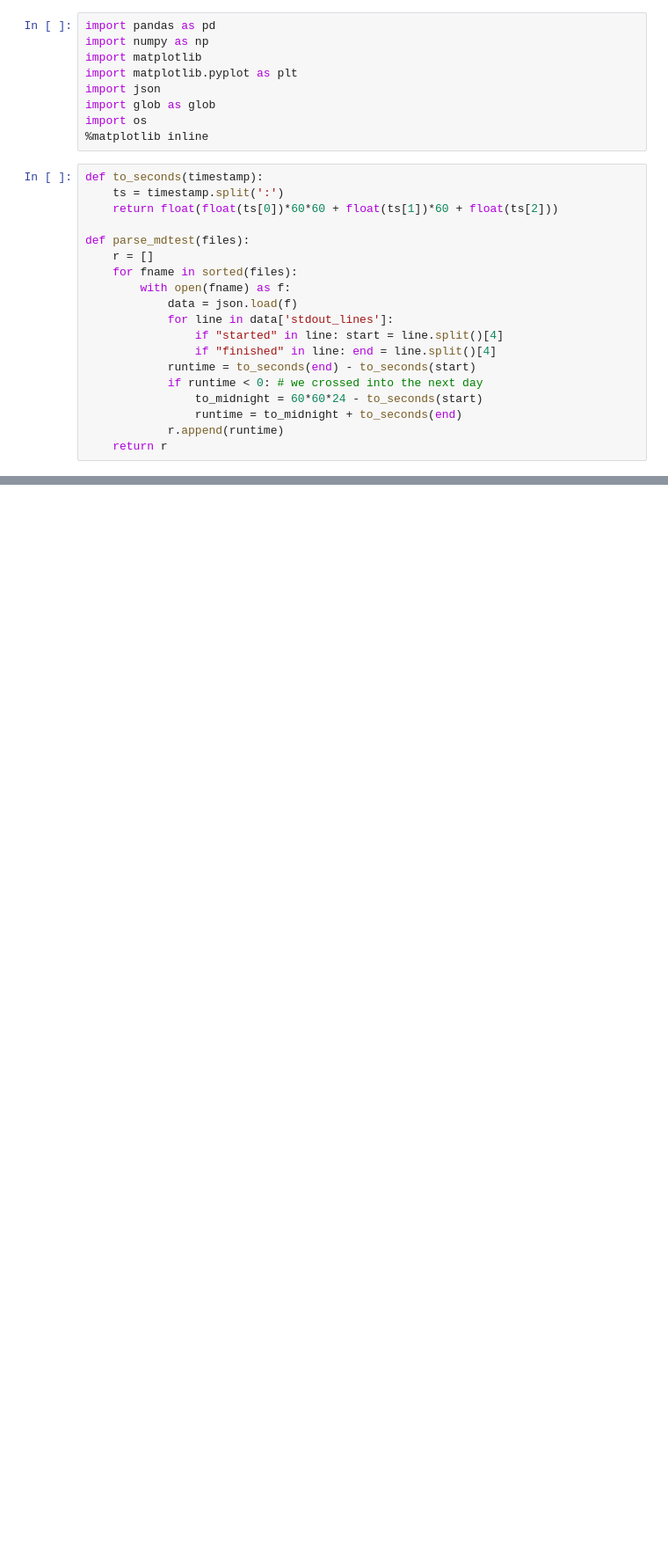
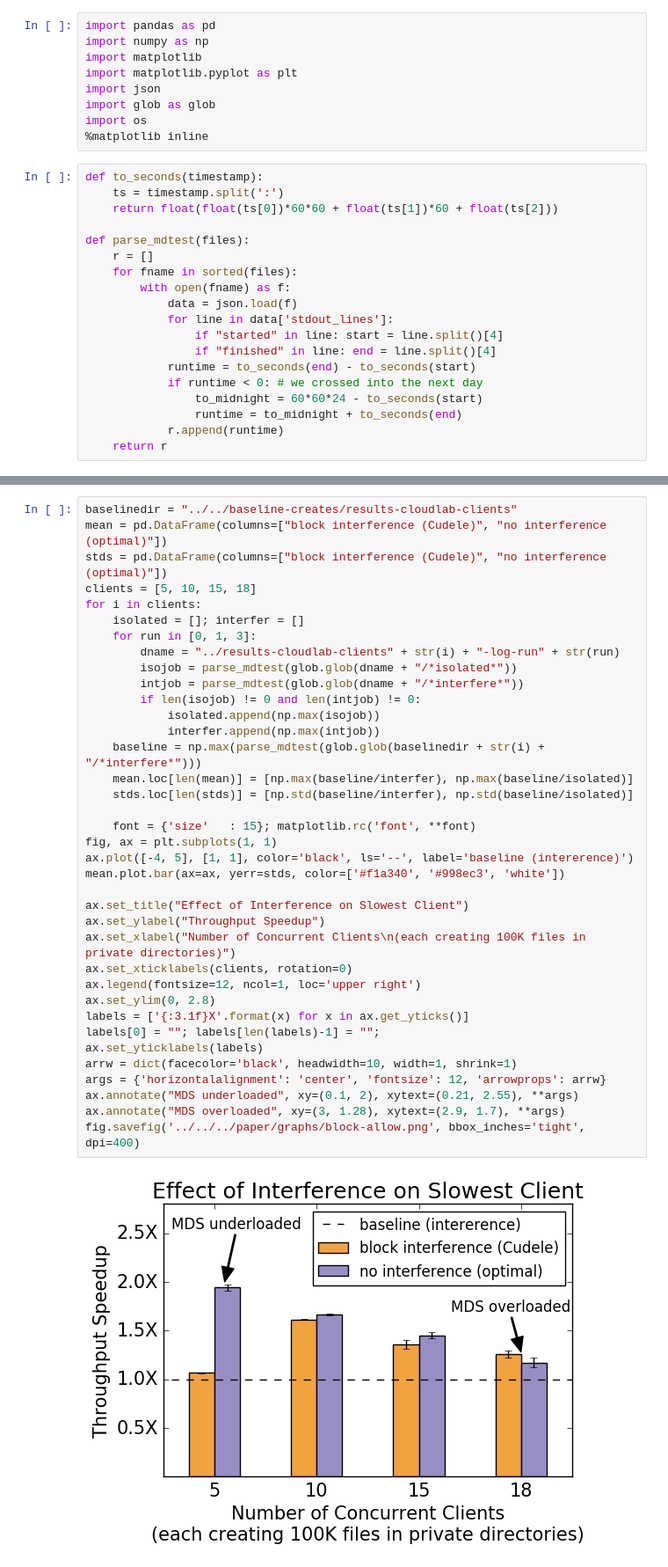
Before and after one commit to michaelsevilla/cudele-popper, a Jupyter notebook: experiments/cudele-blockapi/visualize/viz.ipynb, the cells around one changed output, grey strips where cells are left out. Shown at 88% size. Cells and saved outputs as stored; diff of their text form; blank space fills up the shorter version.

Commit message:
paper: fix graphs and add baselines (#33, #34)
Signed-off-by: Michael Sevilla <mikesevilla3@gmail.com>

```diff
--- a/experiments/cudele-blockapi/visualize/viz.ipynb
+++ b/experiments/cudele-blockapi/visualize/viz.ipynb
@@ -28,0 +31,39 @@ def parse_mdtest(files):
+# %%
+baselinedir = "../../baseline-creates/results-cloudlab-clients"
+mean = pd.DataFrame(columns=["block interference (Cudele)", "no interference (optimal)"])
+stds = pd.DataFrame(columns=["block interference (Cudele)", "no interference (optimal)"])
+clients = [5, 10, 15, 18]
+for i in clients:
+    isolated = []; interfer = []
+    for run in [0, 1, 3]:
+        dname = "../results-cloudlab-clients" + str(i) + "-log-run" + str(run)
+        isojob = parse_mdtest(glob.glob(dname + "/*isolated*"))
+        intjob = parse_mdtest(glob.glob(dname + "/*interfere*"))
+        if len(isojob) != 0 and len(intjob) != 0:
+            isolated.append(np.max(isojob))
+            interfer.append(np.max(intjob))
+    baseline = np.max(parse_mdtest(glob.glob(baselinedir + str(i) + "/*interfere*")))
+    mean.loc[len(mean)] = [np.max(baseline/interfer), np.max(baseline/isolated)]
+    stds.loc[len(stds)] = [np.std(baseline/interfer), np.std(baseline/isolated)]
+
+    font = {'size'   : 15}; matplotlib.rc('font', **font)
+fig, ax = plt.subplots(1, 1)
+ax.plot([-4, 5], [1, 1], color='black', ls='--', label='baseline (intererence)')
+mean.plot.bar(ax=ax, yerr=stds, color=['#f1a340', '#998ec3', 'white'])
+
+ax.set_title("Effect of Interference on Slowest Client")
+ax.set_ylabel("Throughput Speedup")
+ax.set_xlabel("Number of Concurrent Clients\n(each creating 100K files in private directories)")
+ax.set_xticklabels(clients, rotation=0)
+ax.legend(fontsize=12, ncol=1, loc='upper right')
+ax.set_ylim(0, 2.8)
+labels = ['{:3.1f}X'.format(x) for x in ax.get_yticks()]
+labels[0] = ""; labels[len(labels)-1] = "";
+ax.set_yticklabels(labels)
+arrw = dict(facecolor='black', headwidth=10, width=1, shrink=1)
+args = {'horizontalalignment': 'center', 'fontsize': 12, 'arrowprops': arrw}
+ax.annotate("MDS underloaded", xy=(0.1, 2), xytext=(0.21, 2.55), **args)
+ax.annotate("MDS overloaded", xy=(3, 1.28), xytext=(2.9, 1.7), **args)
+fig.savefig('../../../paper/graphs/block-allow.png', bbox_inches='tight', dpi=400)
+# %% [output]
+[figure, added]
```
Also changed, not shown: parts of 3 cells of this notebook, 18 other files.
